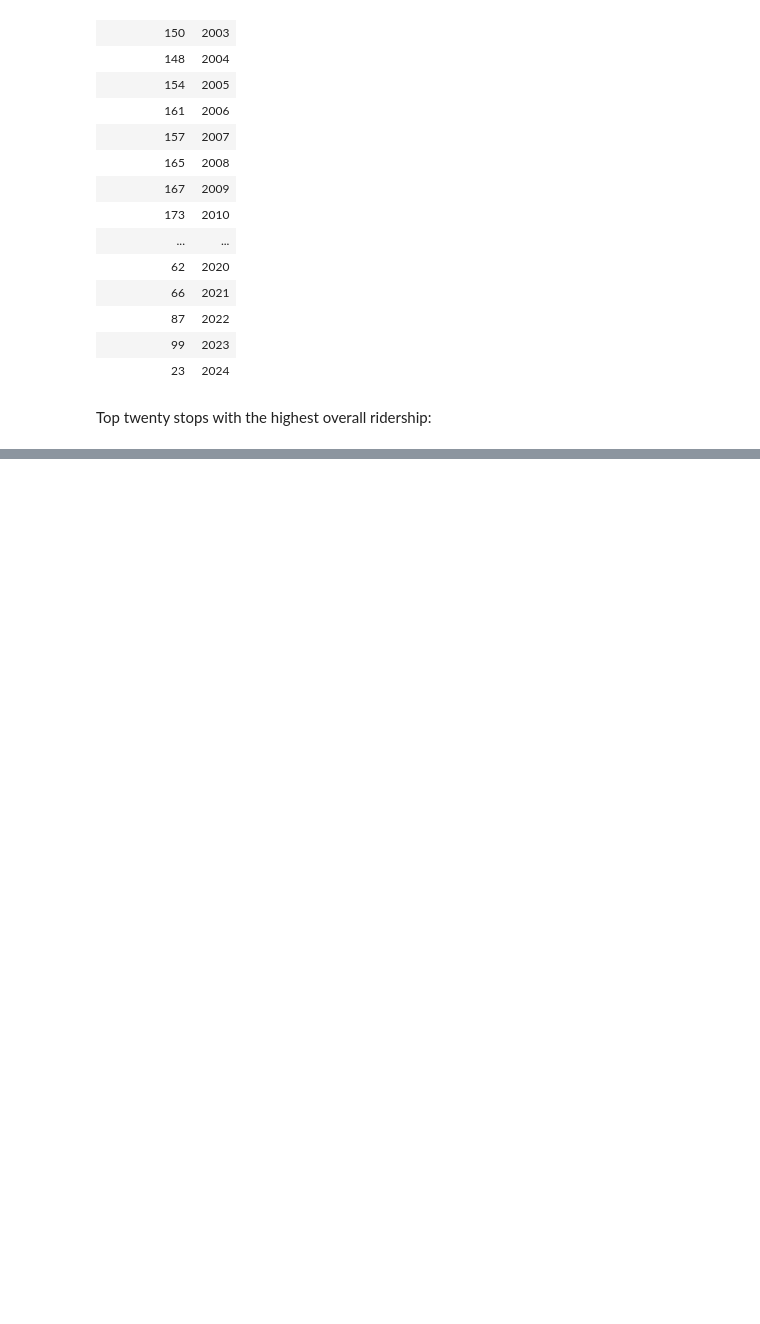
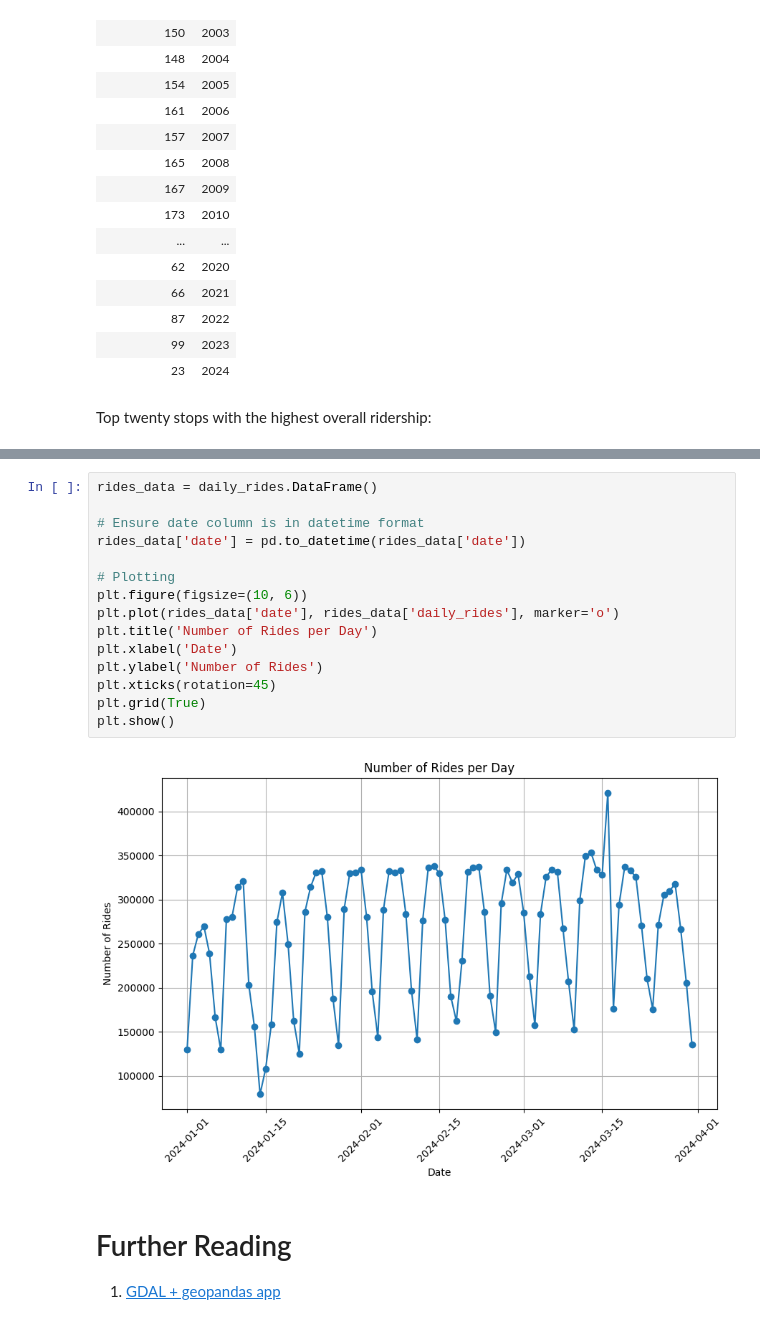
Before and after one commit to gerryster/transit-visualizations, a Jupyter notebook: data/cta-l/initial-analysis.ipynb, the cells around one changed output, grey strips where cells are left out. Cells and saved outputs as stored; diff of their text form; blank space fills up the shorter version.

Commit message:
A plot of 2024 daily rides!

```diff
--- a/data/cta-l/initial-analysis.ipynb
+++ b/data/cta-l/initial-analysis.ipynb
@@ -201,0 +228,20 @@ Running query in 'sqlite:///cta-l.db'
+# %%
+rides_data = daily_rides.DataFrame()
+
+# Ensure date column is in datetime format
+rides_data['date'] = pd.to_datetime(rides_data['date'])
+
+# Plotting
+plt.figure(figsize=(10, 6))
+plt.plot(rides_data['date'], rides_data['daily_rides'], marker='o')
+plt.title('Number of Rides per Day')
+plt.xlabel('Date')
+plt.ylabel('Number of Rides')
+plt.xticks(rotation=45)
+plt.grid(True)
+plt.show()
+# %% [output]
+[figure, added]
+# %% [markdown]
+# Further Reading
+1. [GDAL + geopandas app](https://github.com/ploomber/doc/tree/main/examples/voila/gdala)
```
Also changed, not shown: parts of 7 cells of this notebook, 1 other file.
